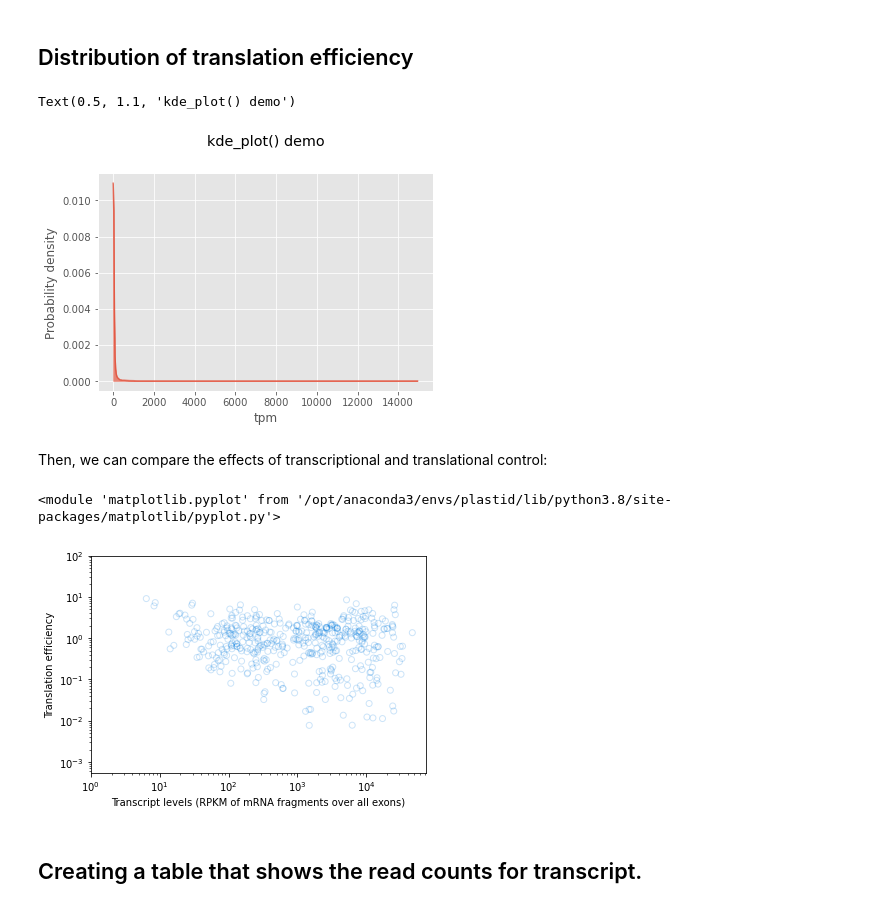
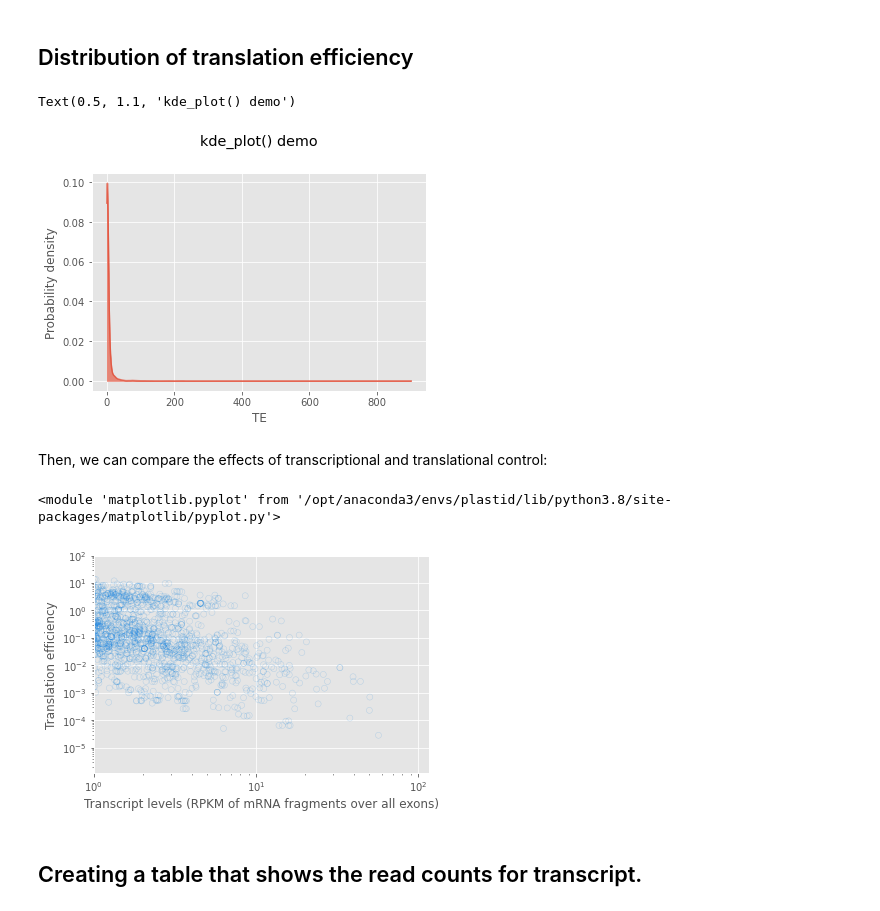
Before and after one commit to Raif-fl/Fall_2021_Work_journal, a Jupyter notebook: TE_table/Plastid_TE_table.ipynb, the cells around one changed output. Drawn from its saved outputs; the diff is of its cells as text; code cells hidden in the pictures.

```diff
--- a/TE_table/Plastid_TE_table.ipynb
+++ b/TE_table/Plastid_TE_table.ipynb
@@ -22,8 +85,8 @@ from plastid.plotting.plots import *
 # %% [markdown]
 Open the read alignments, storing each dataset in a BAMGenomeArray:
 # %%
-my_datasets = { "ribosome_profiling" : PATH + "dmel_control_RPF_2_Aligned.sortedByCoord.out.bam",
-                "RNA-seq"            : PATH +"dmel_control_RNA_2_Aligned.sortedByCoord.out.bam",
+my_datasets = { "ribosome_profiling" : data_path + "dmel_control_RPF_2_Aligned.sortedByCoord.out.bam",
+                "RNA-seq"            : data_path +"dmel_control_RNA_2_Aligned.sortedByCoord.out.bam",
               }
 
 my_datasets = { K : BAMGenomeArray(V) for K,V in my_datasets.items() }
@@ -32,11 +95,15 @@ Next, we tell the BAMGenomeArrays which mapping rule to use. We will map the rib
 # %%
-my_datasets["ribosome_profiling"].set_mapping(FivePrimeMapFactory(offset=14))
+# Load in the table of P-site offsets.
+p_offsets=pd.read_csv("/Users/keeganflanagan/Desktop/Khanh_position/control_RPF_2_p_offsets", sep="\t")
+
+# Map the ribosome profiling alignments to the p-site.
+my_datasets["ribosome_profiling"].set_mapping(VariableThreePrimeMapFactory(p_offsets=p_offsets))
 # %% [markdown]
 We will map the RNA-seq data along the entire length of each read alignment. Each position in each alignment will be attributed 1.0/ℓ, where ℓ is the length of the read alignment. CenterMapFactory() can do this for us:
 # %%
 my_datasets["RNA-seq"].set_mapping(CenterMapFactory())
 # %%
-gtf_reads=list(GTF2_TranscriptAssembler(open(PATH + "Drosophila_melanogaster.BDGP6.32.103.gtf"),return_type=Transcript))
+gtf_reads=list(GTF2_TranscriptAssembler(open(data_path + "Drosophila_melanogaster.BDGP6.32.103.gtf"),return_type=Transcript))
 # %% [markdown]
 Now, we need to create a place to hold our data. We’ll use dictionary of lists. The call to copy.deepcopy() on the empty list is necessary to prevent all of these dictionary keys from pointing to the same list, which is a weird side effect of the order in which things are evaluated inside comprehensions:
 
@@ -81,6 +146,13 @@ KeyboardInterrupt:
 # %%
 # convert to Dataframe
 df = pd.DataFrame(my_data)
+# %%
+# Rearranging Column names to make something more readable.
+cols = ['transcript_ID', 'gene_ID', 'translation_efficiency','ribosome_profiling_tpm',
+        'RNA-seq_tpm','ribosome_profiling_counts','RNA-seq_counts',
+        'ribosome_profiling_rpkm', 'RNA-seq_rpkm', 'ribosome_profiling_rpk',
+       'RNA-seq_rpk']
+df = df[cols]
 # %%
 #Calculate tpm using rpk from our new dataframe.
 for sample_name, sample_data in my_datasets.items():
@@ -127,34 +199,34 @@ df_clean=df[~df.isin([np.nan, np.inf, -np.inf]).any(1)]
 # %%
 # plot kernel density estimates of A and B on the same axis
-fig, ax = kde_plot(df_clean["ribosome_profiling_tpm"],label="TE")
+fig, ax = kde_plot(df_clean["translation_efficiency"],label="TE")
 
 # make things look nice
-plt.xlabel("tpm")
+plt.xlabel("TE")
 plt.ylabel("Probability density")
 plt.title("kde_plot() demo",y=1.1)
 # %% [output]
 Text(0.5, 1.1, 'kde_plot() demo')
-[figure, old version]
+[figure, new version]
 # %% [markdown]
 Then, we can compare the effects of transcriptional and translational control:
 # %%
 plt.loglog()
 plot_df = copy.deepcopy(df)
-plot_df["RNA-seq_exon_rpkm"].replace({0:MIN_VAL}, inplace=True)
-plot_df["ribosome_profiling_CDS_rpkm"].replace({0:MIN_VAL}, inplace=True)
+plot_df["RNA-seq_rpkm"].replace({0:MIN_VAL}, inplace=True)
+plot_df["ribosome_profiling_rpkm"].replace({0:MIN_VAL}, inplace=True)
 
 # now, make a scatter plot
-plt.scatter(plot_df["RNA-seq_exon_rpkm"],
+plt.scatter(plot_df["RNA-seq_rpkm"],
             plot_df["translation_efficiency"],
             marker="o",alpha=0.2,facecolor="none",edgecolor="#007ADF")
 plt.xlabel("Transcript levels (RPKM of mRNA fragments over all exons)")
 plt.ylabel("Translation efficiency")
 plt.xlim(1,plt.xlim()[1])
 plt.ylim(plt.ylim()[0]/10.0,100)
 
 plt
 # %% [output]
 <module 'matplotlib.pyplot' from '/opt/anaconda3/envs/plastid/lib/python3.8/site-packages/matplotlib/pyplot.py'>
-[figure, old version]
+[figure, new version]
 # %% [markdown]
 ## Creating a table that shows the read counts for transcript.
```
Also changed, not shown: parts of 15 cells of this notebook, 2 other files.
